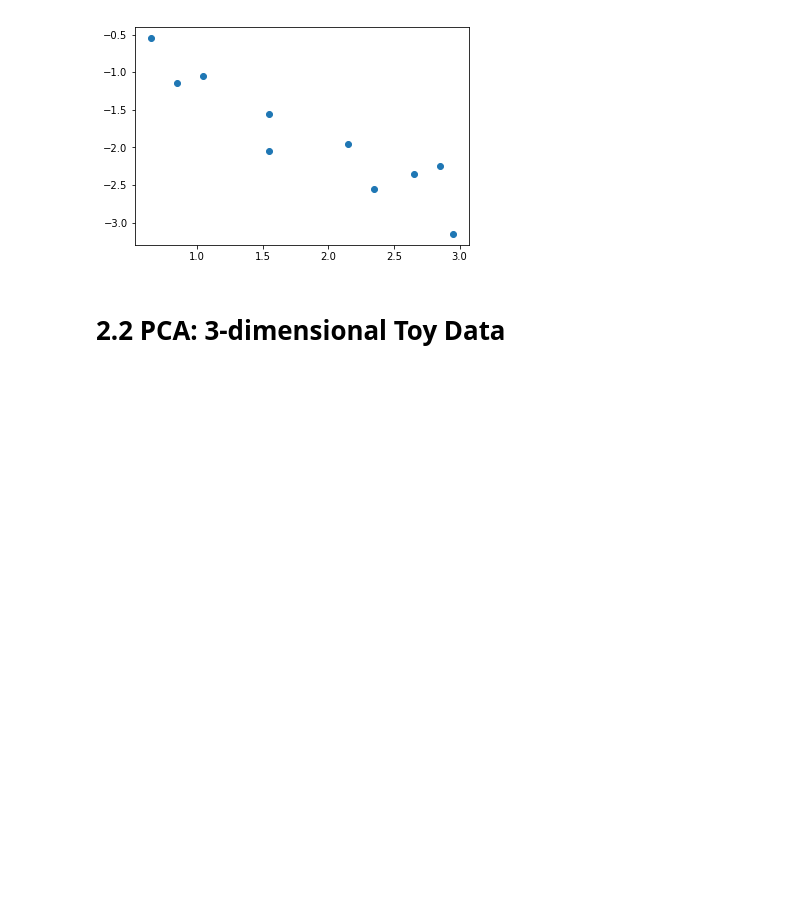
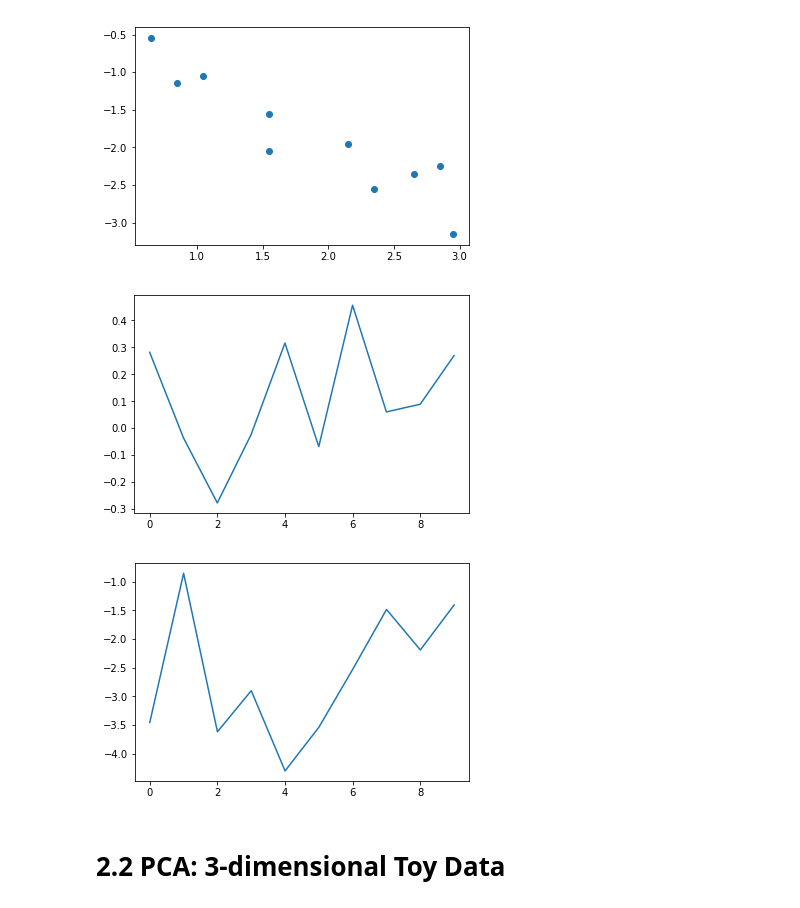
Before and after one commit to muellerfelix/mi-2, a Jupyter notebook: hw-2/felix-2.ipynb, the cells around one changed output. Drawn from its saved outputs; the diff is of its cells as text; code cells hidden in the pictures; blank space fills up the shorter version.

```diff
--- a/hw-2/felix-2.ipynb
+++ b/hw-2/felix-2.ipynb
@@ -29,15 +30,24 @@ plt.show()
 C = np.cov(centered.T)
 # 2. get eigenvectors and eigenvalues of cov matrix, w values, v vectors
 w,v = np.linalg.eigh(C)
+v1 = np.asmatrix(v[:,0])
+v2 = np.asmatrix(v[:,1])
 
 # 3.plot data points in the coordinate systems spanned by the 2 PCs.
 # %%
 # c)Plot the reconstruction of the data in the original coordinate system when using
 # (i) only the first or
-
-
+rec_1 = v1.dot(centered.T)
+plt.plot(rec_1.T)
+plt.show()
 
 # (ii) only the second PC for reconstruction.
+rec_2 = v2.dot(centered.T)
+plt.plot(rec_2.T)
+plt.show()
+# %% [output]
+[figure, added]
+[figure, added]
 # %% [markdown]
 # 2.2 PCA: 3-dimensional Toy Data
 # %%
```
Also changed, not shown: parts of 5 cells of this notebook, 2 other files.
